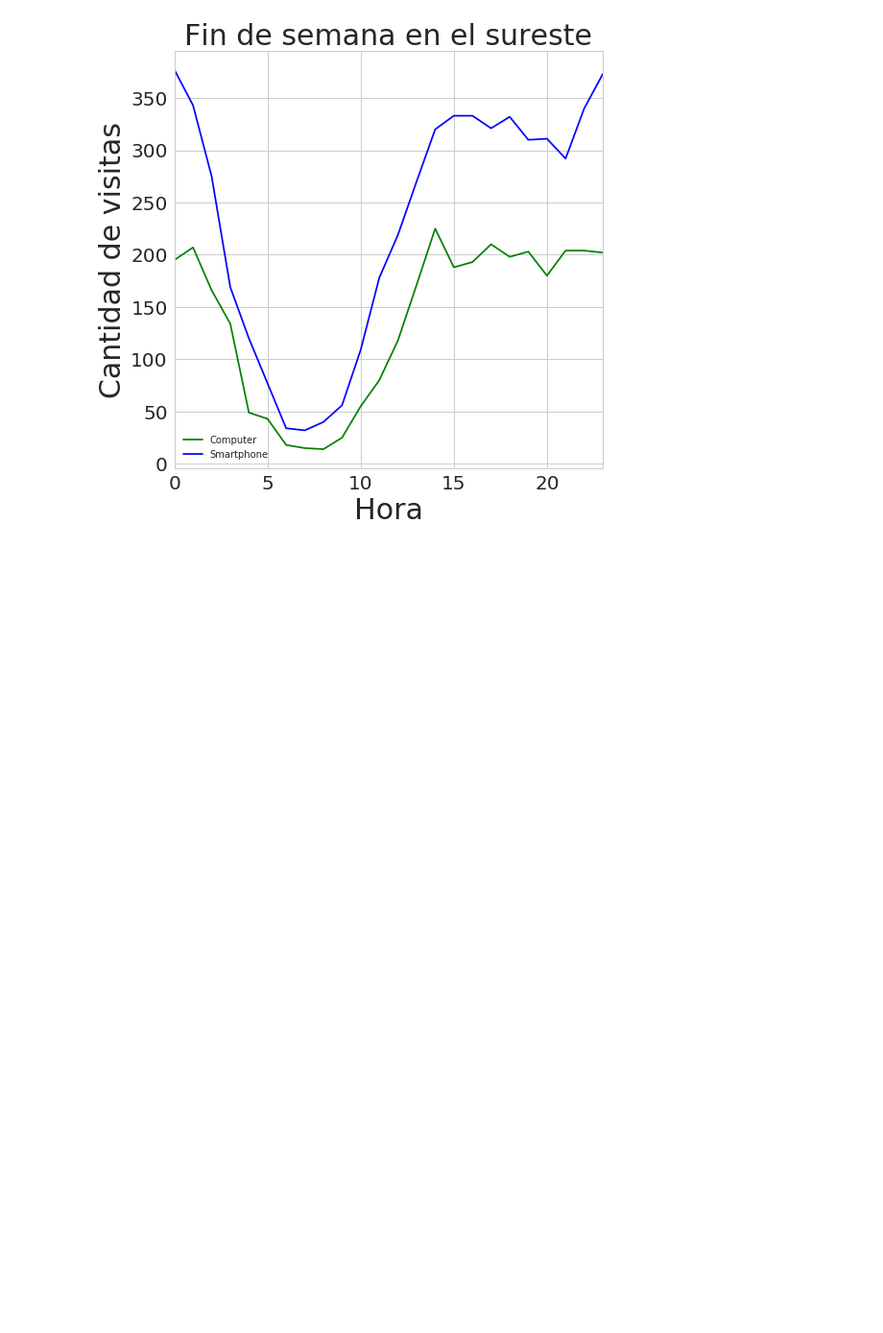
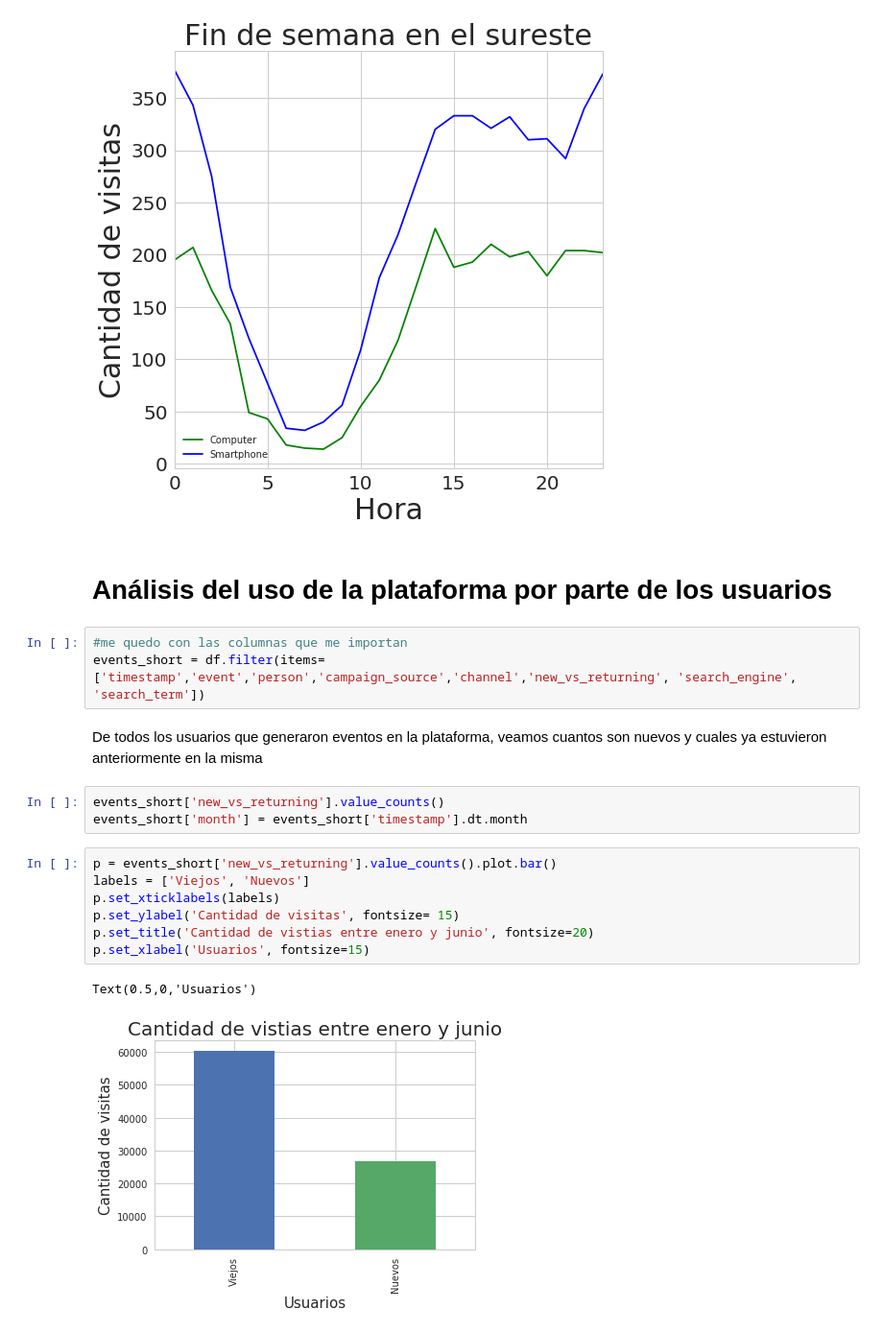
Before and after one commit to gabyrobles93/7506-TP1-Trocafone, a Jupyter notebook: TP1_Trocafone.ipynb, the cells around one changed output. Shown at 96% size. Saved outputs shown, nothing was run; the diff lists cells and outputs as text; blank space fills up the shorter version.

Commit message:
Completo mi parte del informe y agrego el merge de todo en un notebook.

```diff
--- a/TP1_Trocafone.ipynb
+++ b/TP1_Trocafone.ipynb
@@ -930,3 +933,23 @@ p_se_we.set_title('Fin de semana en el sureste', fontsize=30)
 Text(0.5,1,'Fin de semana en el sureste')
 [figure]
 [figure]
+# %% [markdown]
+# Análisis del uso de la plataforma por parte de los usuarios
+# %%
+#me quedo con las columnas que me importan
+events_short = df.filter(items=['timestamp','event','person','campaign_source','channel','new_vs_returning', 'search_engine', 'search_term'])
+# %% [markdown]
+De todos los usuarios que generaron eventos en la plataforma, veamos cuantos son nuevos y cuales ya estuvieron anteriormente en la misma
+# %%
+events_short['new_vs_returning'].value_counts()
+events_short['month'] = events_short['timestamp'].dt.month
+# %%
+p = events_short['new_vs_returning'].value_counts().plot.bar()
+labels = ['Viejos', 'Nuevos']
+p.set_xticklabels(labels)
+p.set_ylabel('Cantidad de visitas', fontsize= 15)
+p.set_title('Cantidad de vistias entre enero y junio', fontsize=20)
+p.set_xlabel('Usuarios', fontsize=15)
+# %% [output]
+Text(0.5,0,'Usuarios')
+[figure, added]
```
Also changed, not shown: parts of 119 cells of this notebook, 1 other file.
